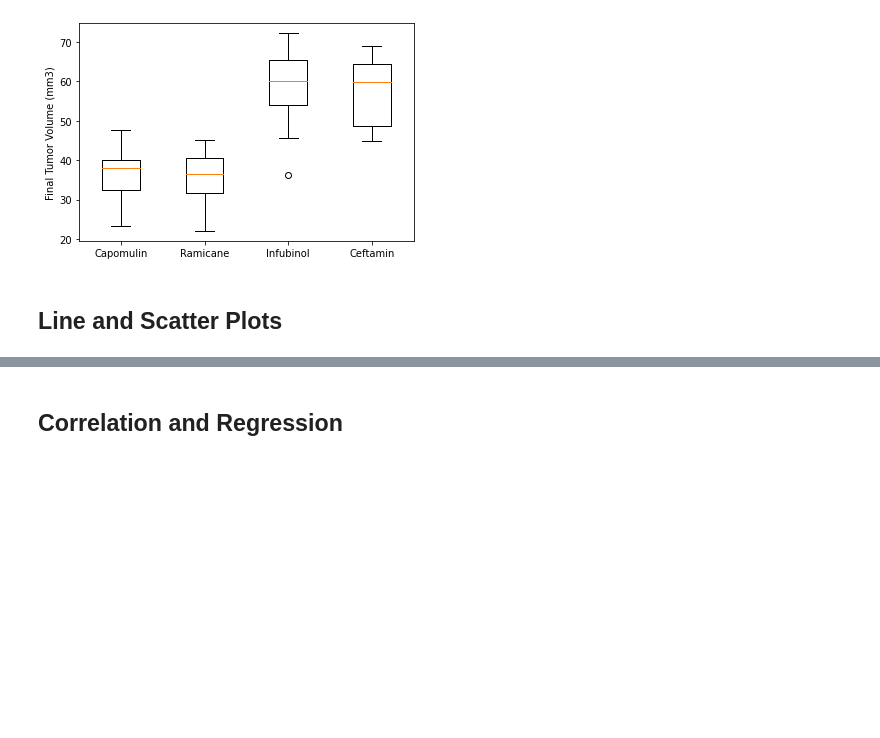
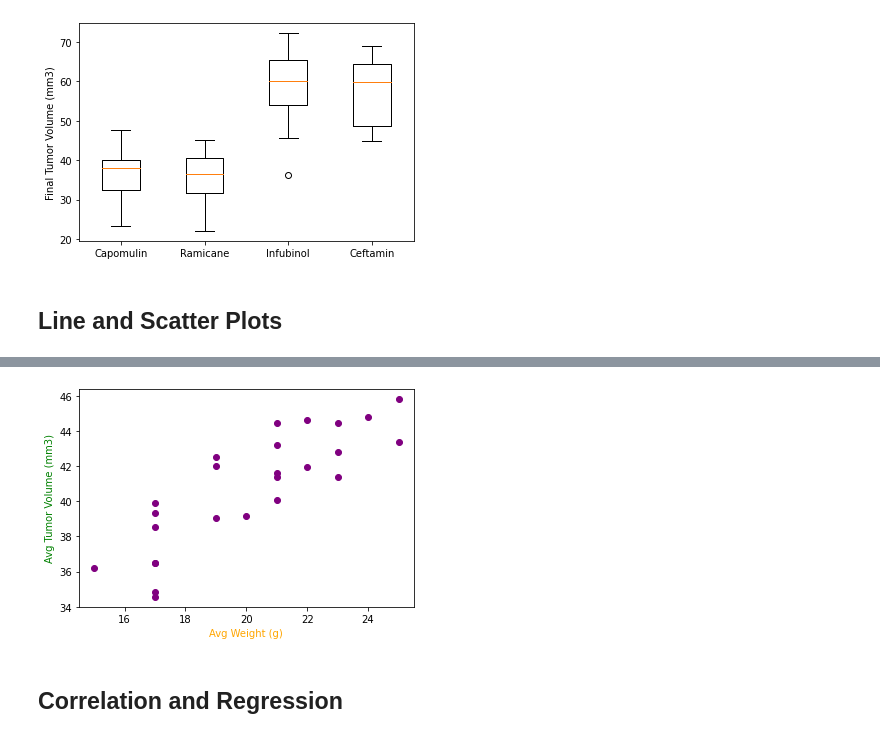
Before and after one commit to WilliamRoll/Matplotlib-Challenge, a Jupyter notebook: Pymaceuticals/pymaceuticals_starter.ipynb, the cells around one changed output, grey strips where cells are left out. Drawn from its saved outputs; the diff is of its cells as text; code cells hidden in the pictures; blank space fills up the shorter version.

```diff
--- a/Pymaceuticals/pymaceuticals_starter.ipynb
+++ b/Pymaceuticals/pymaceuticals_starter.ipynb
@@ -253,6 +265,16 @@ plt.show()
 # %%
 # Generate a scatter plot of average tumor volume vs. mouse weight
 # for all mice in the Capomulin regimen
+
+avg_capomulin = capomulin_data.groupby(['Mouse ID']).mean()
+
+#double chk the ordering of this plt
+plt.scatter(avg_capomulin['Weight (g)'], avg_capomulin['Tumor Volume (mm3)'], color = "purple")
+plt.xlabel("Avg Weight (g)", color = "orange")
+plt.ylabel("Avg Tumor Volume (mm3)", color = "green")
+plt.show()
+# %% [output]
+[figure, added]
 # %% [markdown]
 ## Correlation and Regression
 # %%
```
Also changed, not shown: parts of 2 cells of this notebook.
